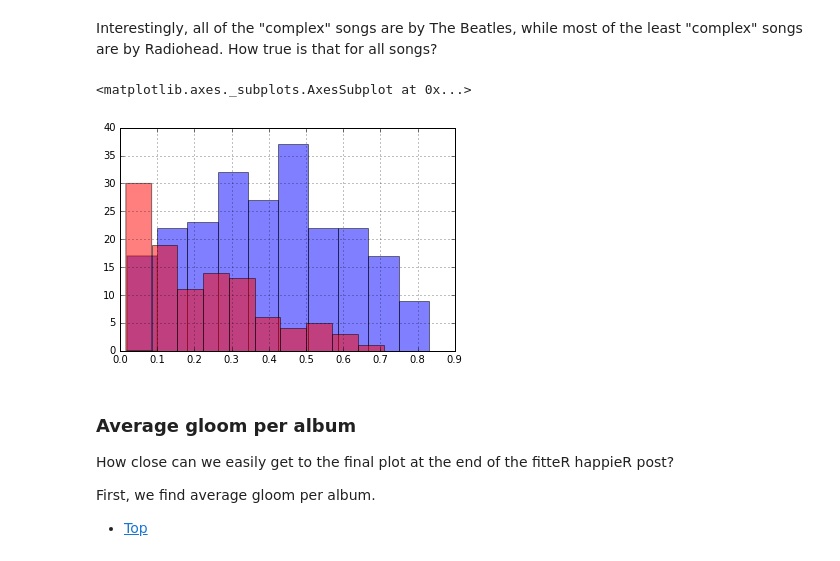
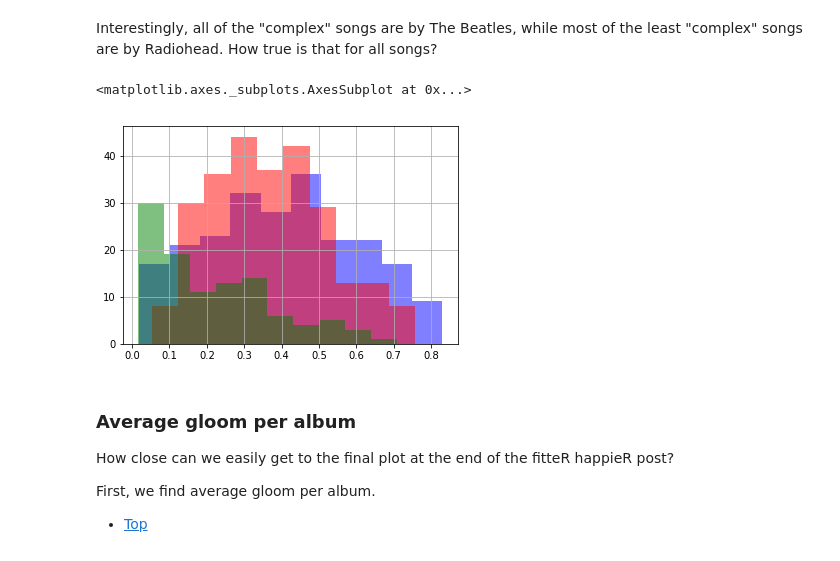
Before and after one commit to NeilNjae/battle-of-the-bands, a Jupyter notebook: beatles-vs-stones-analysis.ipynb, the cells around one changed output. Cells and saved outputs as stored; diff of their text form; code cells hidden in the pictures.

```diff
--- a/beatles-vs-stones-analysis.ipynb
+++ b/beatles-vs-stones-analysis.ipynb
@@ -269,5 +76,0 @@ Add the simplified title to each track in the Spotify and Genius collections.
-# %%
-for t in tracks.find():
-    tracks.update_one({'_id': t['_id']}, {'$set': {'ctitle': canonical_name(t['name'])}})
-for t in genius_tracks.find():
-    genius_tracks.update_one({'_id': t['_id']}, {'$set': {'ctitle': canonical_name(t['title'])}})
@@ -416,8 +76,0 @@ Now can can connect the tracks, let's copy across the lyrics from the Genius col
-# %%
-for t in tracks.find({}, ['ctitle', 'duration_ms']):
-    gts = genius_tracks.find({'ctitle': t['ctitle'], 'lyrics': {'$exists': True}}, ['lyrics', 'original_lyrics'])
-    for gt in gts:
-        tracks.update_one({'_id': t['_id']},
-                          {'$set': {'lyrics': gt['lyrics'],
-                                    'original_lyrics': gt['original_lyrics'],
-                                    'lyrical_density': 1000 * len(gt['lyrics'].split()) / t['duration_ms']}})
@@ -429,12 +76,0 @@ I couldn't find an easily-installable equivalent to the NRC corpus, so I'm using
-# %%
-for t in tracks.find({'lyrics': {'$exists': True}}, ['lyrics']):
-    text = t['lyrics']
-    if text:
-        query = urllib.parse.urlencode({'text': text}).encode('ascii')
-        headers = {'Accept': 'application/json',
-                   'User-Agent': 'curl/7.9.8 (i686-pc-linux-gnu) libcurl 7.9.8 (OpenSSL 0.9.6b) (ipv6 enabled)'}
-        request = urllib.request.Request('http://text-processing.com/api/sentiment/',
-                                 headers=headers, data=query)
-        with urllib.request.urlopen(request) as f:
-            response = json.loads(f.read().decode('utf-8'))
-            tracks.update_one({'_id': t['_id']}, {'$set': {'sentiment': response}})
@@ -941,10 +685,11 @@ results.sort_values('complexity', ascending=True).head(10)
 Interestingly, all of the "complex" songs are by The Beatles, while most of the least "complex" songs are by Radiohead. How true is that for all songs?
 # %%
 results[results['artist_name'] == 'The Beatles']['complexity'].hist(alpha=0.5, color='blue')
-results[results['artist_name'] == 'Radiohead']['complexity'].hist(alpha=0.5, color='red')
+results[results['artist_name'] == 'The Rolling Stones']['complexity'].hist(alpha=0.5, color='red')
+results[results['artist_name'] == 'Radiohead']['complexity'].hist(alpha=0.5, color='green')
 # %% [output]
 <matplotlib.axes._subplots.AxesSubplot at 0x...>
-[figure, old version]
+[figure, new version]
 # %%
 # Push the results back into the database
 for row in results.itertuples():
```
Also changed, not shown: parts of 90 cells of this notebook, 2 other files.
